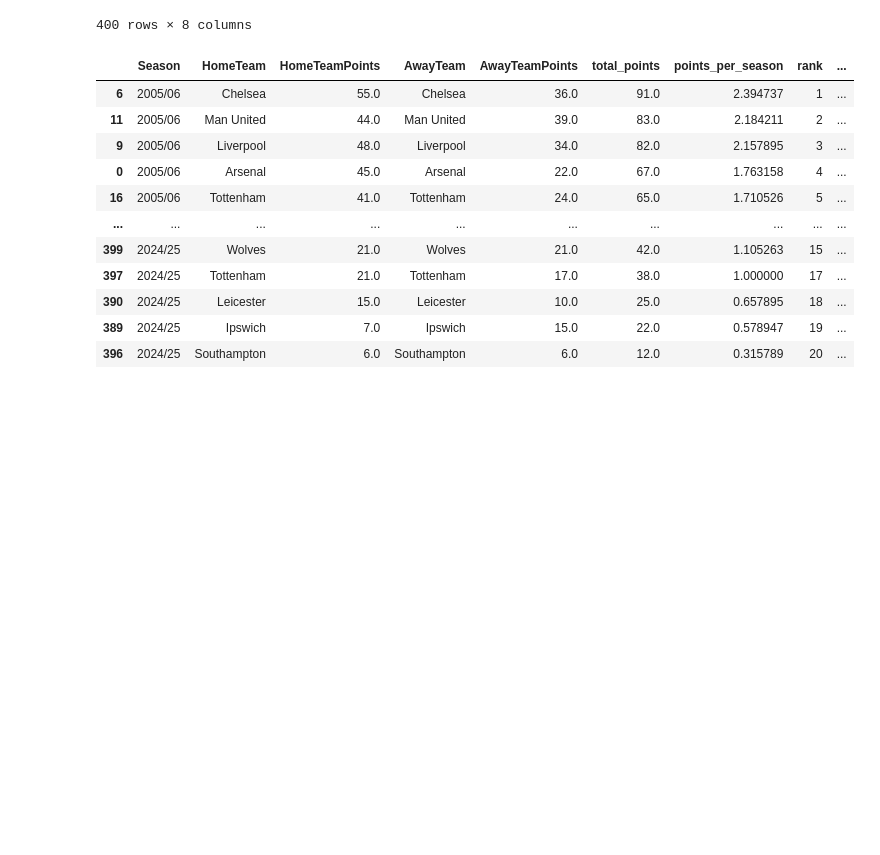
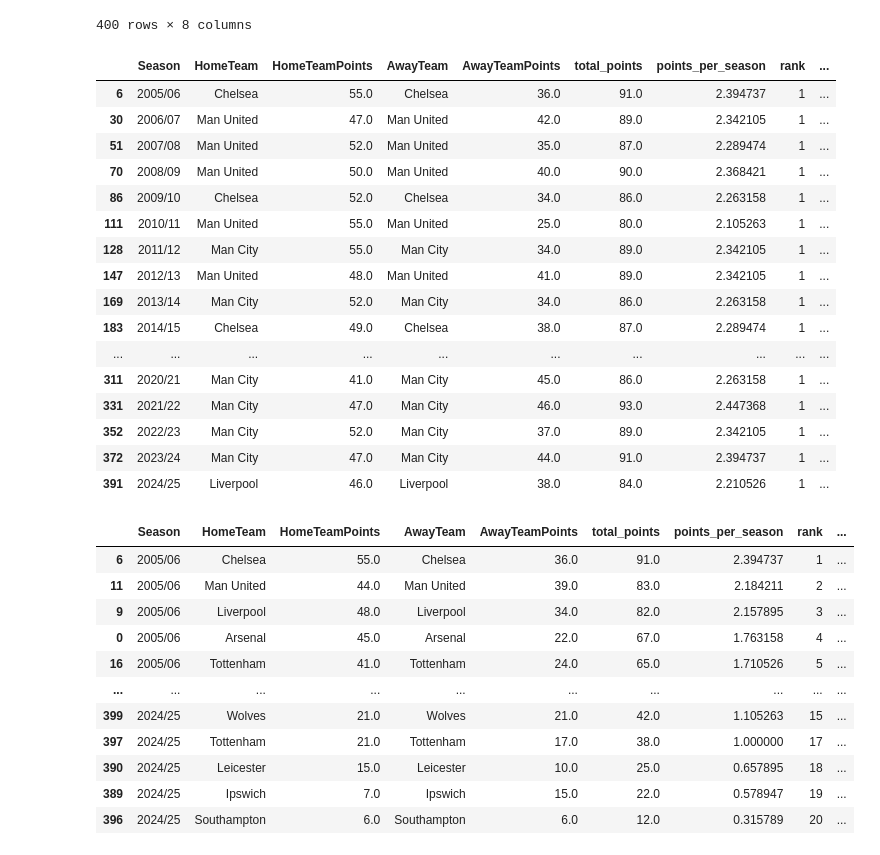
Before and after one commit to modatasci/epl_trend_analysis, a Jupyter notebook: notebooks/exploration.ipynb, the cells around one changed output. Saved outputs shown, nothing was run; the diff lists cells and outputs as text; code cells hidden in the pictures; blank space fills up the shorter version.

```diff
--- a/notebooks/exploration.ipynb
+++ b/notebooks/exploration.ipynb
@@ -344,6 +347,28 @@ total_points_by_season
 | 398 | 2024/25 | West Ham | 20.0 | West Ham | 23.0 | 43.0 | 1.131579 | 14 |
 | 399 | 2024/25 | Wolves | 21.0 | Wolves | 21.0 | 42.0 | 1.105263 | 15 |
 400 rows × 8 columns
+# %%
+# view champions final standings
+top_team_by_season = total_points_by_season.groupby('Season')['total_points'].idxmax()
+total_points_by_season.loc[top_team_by_season]
+# %% [output]
+|  | Season | HomeTeam | HomeTeamPoints | AwayTeam | AwayTeamPoints | total_points | points_per_season | rank | ... |
+| 6 | 2005/06 | Chelsea | 55.0 | Chelsea | 36.0 | 91.0 | 2.394737 | 1 | ... |
+| 30 | 2006/07 | Man United | 47.0 | Man United | 42.0 | 89.0 | 2.342105 | 1 | ... |
+| 51 | 2007/08 | Man United | 52.0 | Man United | 35.0 | 87.0 | 2.289474 | 1 | ... |
+| 70 | 2008/09 | Man United | 50.0 | Man United | 40.0 | 90.0 | 2.368421 | 1 | ... |
+| 86 | 2009/10 | Chelsea | 52.0 | Chelsea | 34.0 | 86.0 | 2.263158 | 1 | ... |
+| 111 | 2010/11 | Man United | 55.0 | Man United | 25.0 | 80.0 | 2.105263 | 1 | ... |
+| 128 | 2011/12 | Man City | 55.0 | Man City | 34.0 | 89.0 | 2.342105 | 1 | ... |
+| 147 | 2012/13 | Man United | 48.0 | Man United | 41.0 | 89.0 | 2.342105 | 1 | ... |
+| 169 | 2013/14 | Man City | 52.0 | Man City | 34.0 | 86.0 | 2.263158 | 1 | ... |
+| 183 | 2014/15 | Chelsea | 49.0 | Chelsea | 38.0 | 87.0 | 2.289474 | 1 | ... |
+| ... | ... | ... | ... | ... | ... | ... | ... | ... | ... |
+| 311 | 2020/21 | Man City | 41.0 | Man City | 45.0 | 86.0 | 2.263158 | 1 | ... |
+| 331 | 2021/22 | Man City | 47.0 | Man City | 46.0 | 93.0 | 2.447368 | 1 | ... |
+| 352 | 2022/23 | Man City | 52.0 | Man City | 37.0 | 89.0 | 2.342105 | 1 | ... |
+| 372 | 2023/24 | Man City | 47.0 | Man City | 44.0 | 91.0 | 2.394737 | 1 | ... |
+| 391 | 2024/25 | Liverpool | 46.0 | Liverpool | 38.0 | 84.0 | 2.210526 | 1 | ... |
 # %%
 # get points difference to the closest team
 total_points_by_season = total_points_by_season.sort_values(['Season', 'rank'])
```
Also changed, not shown: parts of 5 cells of this notebook, 8 other files.
